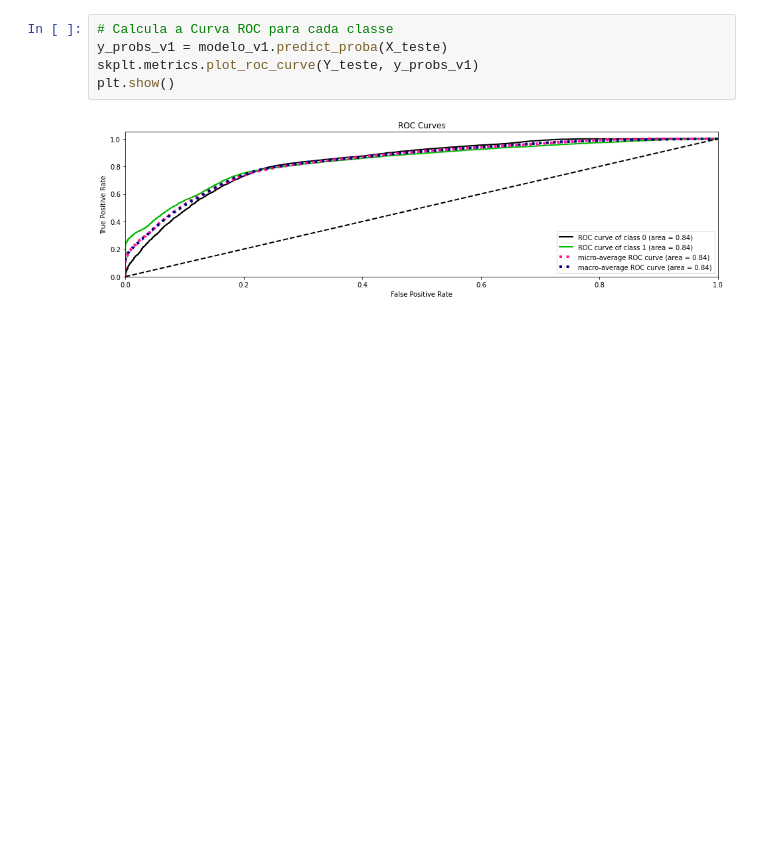
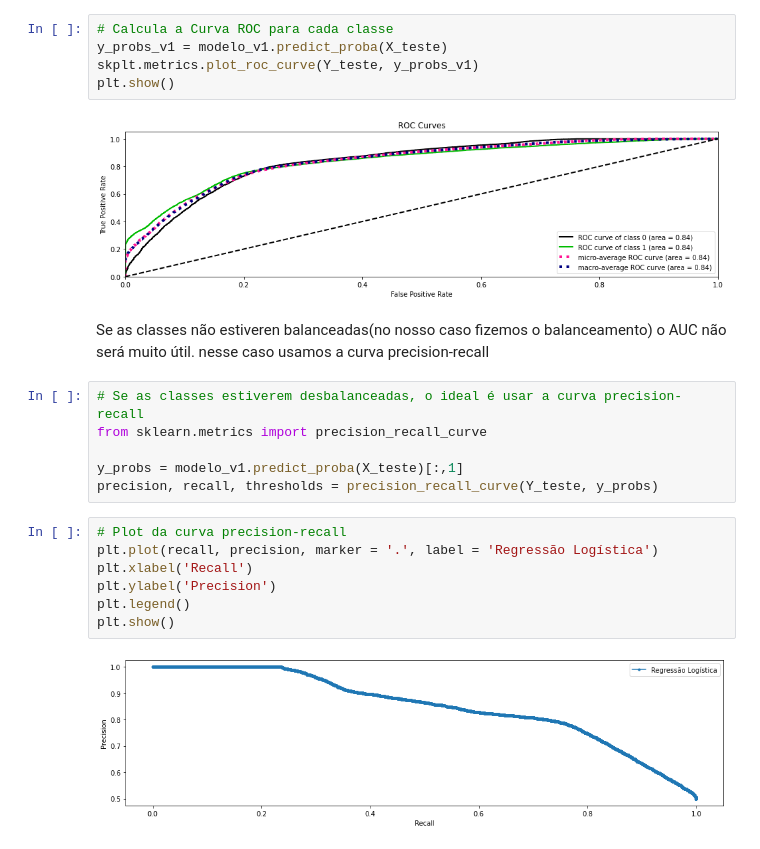
Before and after one commit to davimatfacil/compartilha_jupyter, a Jupyter notebook: ModelagemPreditiva_Readimissão.ipynb, the cells around one changed output. Cells and saved outputs as stored; diff of their text form; blank space fills up the shorter version.

```diff
--- a/ModelagemPreditiva_Readimissão.ipynb
+++ b/ModelagemPreditiva_Readimissão.ipynb
@@ -696,3 +697,20 @@ skplt.metrics.plot_roc_curve(Y_teste, y_probs_v1)
 plt.show()
 # %% [output]
 [figure]
+# %% [markdown]
+Se as classes não estiveren balanceadas(no nosso caso fizemos o balanceamento) o AUC não será muito útil. nesse caso usamos a curva precision-recall
+# %%
+# Se as classes estiverem desbalanceadas, o ideal é usar a curva precision-recall
+from sklearn.metrics import precision_recall_curve
+
+y_probs = modelo_v1.predict_proba(X_teste)[:,1]
+precision, recall, thresholds = precision_recall_curve(Y_teste, y_probs)
+# %%
+# Plot da curva precision-recall
+plt.plot(recall, precision, marker = '.', label = 'Regressão Logística')
+plt.xlabel('Recall')
+plt.ylabel('Precision')
+plt.legend()
+plt.show()
+# %% [output]
+[figure, added]
```
Also changed, not shown: parts of 10 cells of this notebook.
